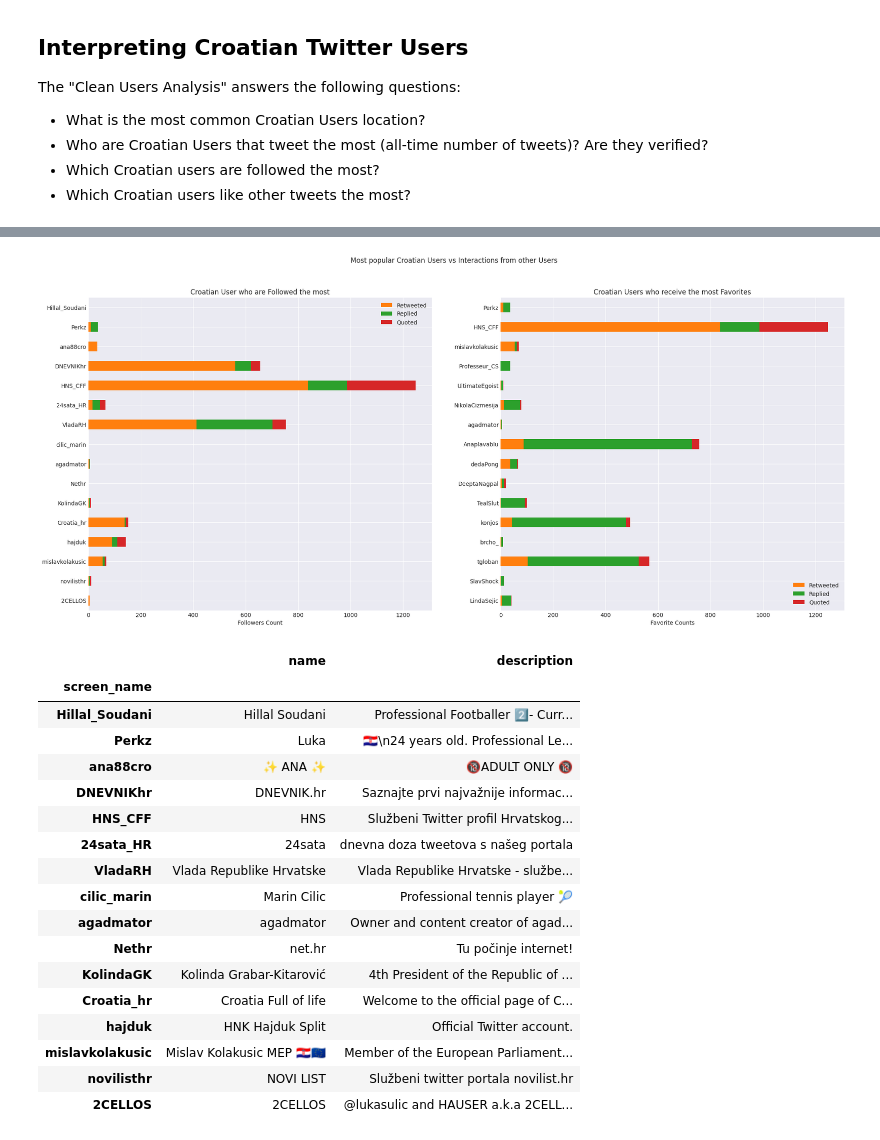
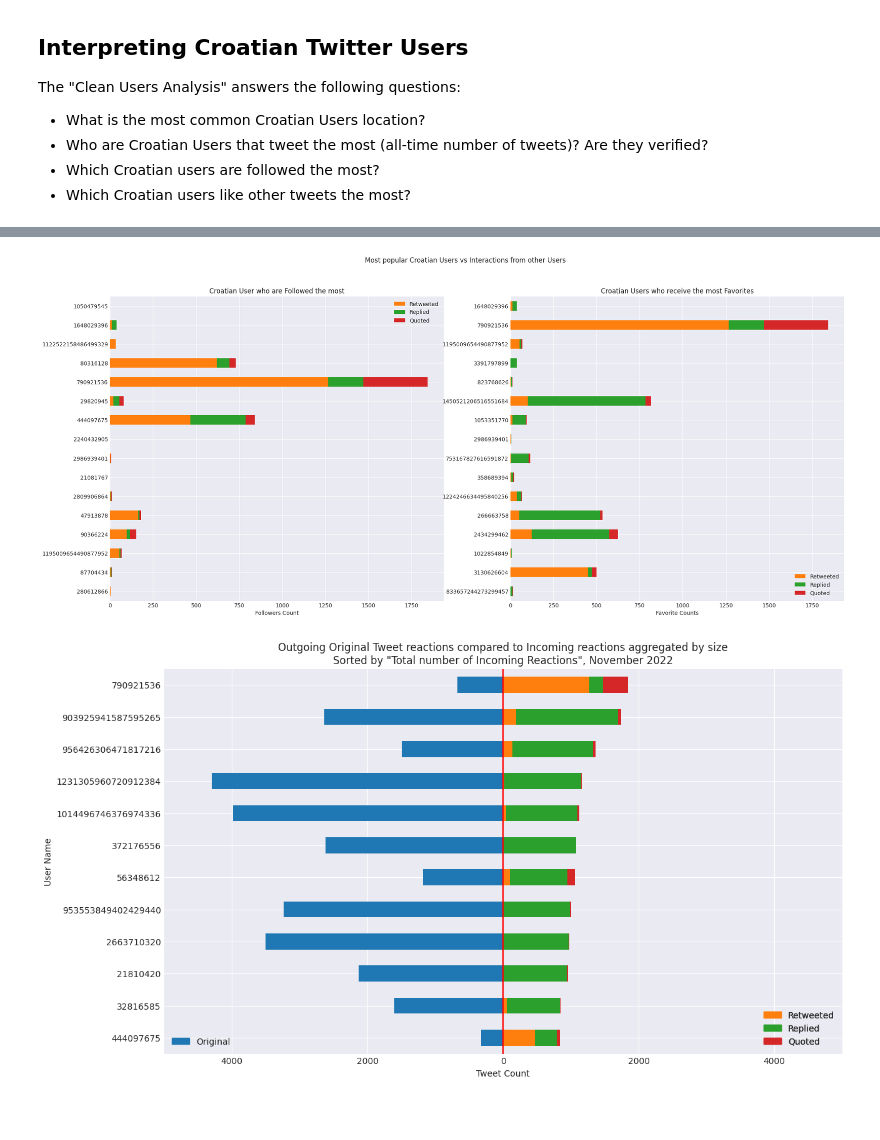
Before and after one commit to andhrelja/twitter-scraper, a Jupyter notebook: notebooks/users.ipynb, the cells around one changed output, grey strips where cells are left out. Saved outputs shown, nothing was run; the diff lists cells and outputs as text; code cells hidden in the pictures; blank space fills up the shorter version.

```diff
--- a/notebooks/users.ipynb
+++ b/notebooks/users.ipynb
@@ -151,5 +168,9 @@ def df_format_decimal(df):
         format_df.loc[:, col_name] = format_df[col_name].transform(lambda x: '{0:,}'.format(x))
     return format_df
 
-df_format_decimal(users_view.set_index('user_id').select_dtypes(include=np.number).describe(percentiles=[.3, .6, .9]).transpose().round(2))# .style.to_latex(open('descriptive-statistics.tex', 'w'))
+df_format = users_view.select_dtypes(include=np.number).describe(percentiles=[.3, .6, .9]).transpose().round(2)
+df_format['count'] = df_format['count'].astype(int)
+df_format = df_format.drop('50%', axis=1)
+
+df_format_decimal(df_format)#.style.to_latex(open('descriptive-statistics.tex', 'w'))
 # %% [output]
@@ -295,11 +312,12 @@ fig, ax = plt.subplots(nrows=1, ncols=2, figsize=(24, 10))
 
 plt.suptitle('Most popular Croatian Users vs Interactions from other Users')
 
-top_followed_users = users_view[[USER_DISPLAY_NAME, 'name', 'description', 'followers_count', 'in_retweets_cnt', 'in_replies_cnt', 'in_quotes_cnt']] \
-  .set_index(USER_DISPLAY_NAME).sort_values(by='followers_count', ascending=True).tail(top)
+top_followed_users = users_view[
+  ['name', 'description', 'followers_count', 'in_retweet_cnt', 'in_reply_cnt', 'in_quote_cnt']#, USER_DISPLAY_NAME]
+].sort_values(by='followers_count', ascending=True).tail(top)
 
 top_followed_users[
-  ['in_retweets_cnt', 'in_replies_cnt', 'in_quotes_cnt']
+  ['in_retweet_cnt', 'in_reply_cnt', 'in_quote_cnt']
 ].rename(
   columns=rename_map
 ).plot.barh(
@@ -308,53 +326,55 @@ top_followed_users[
   color={
     'Retweeted': default_colors[1],
     'Replied': default_colors[2],
     'Quoted': default_colors[3]
 })
 
+# top_followed_users[['followers_count']].plot.barh(ax=ax[0])
+
 ax[0].set_title('Croatian User who are Followed the most')
 ax[0].set_xlabel('Followers Count')
 ax[0].set_ylabel(None)
 
-top_in_favorite_cnt_users = users_view[[USER_DISPLAY_NAME, 'name', 'description', 'in_original_favorite_cnt', 'in_retweets_cnt', 'in_replies_cnt', 'in_quotes_cnt']] \
-  .set_index(USER_DISPLAY_NAME).sort_values(by='in_original_favorite_cnt', ascending=True).tail(top)
+top_in_favorite_cnt_users = users_view[
+  ['name', 'description', 'in_original_favorite_cnt', 'in_retweet_cnt', 'in_reply_cnt', 'in_quote_cnt']#, USER_DISPLAY_NAME]
+].sort_values(by='in_original_favorite_cnt', ascending=True).tail(top)
 
 top_in_favorite_cnt_users[
-  ['in_retweets_cnt', 'in_replies_cnt', 'in_quotes_cnt']
+  ['in_retweet_cnt', 'in_reply_cnt', 'in_quote_cnt']
 ].rename(
   columns=rename_map
 ).plot.barh(
   ax=ax[1],
   stacked=True,
   color={
     'Retweeted': default_colors[1],
     'Replied': default_colors[2],
     'Quoted': default_colors[3]
 })
 
 ax[1].set_title('Croatian Users who receive the most Favorites')
 ax[1].set_xlabel('Favorite Counts')
 ax[1].set_ylabel(None)
 
 plt.show()
 
-display(top_followed_users[['name', 'description']].iloc[::-1])
+# display(top_followed_users[['name', 'description']].iloc[::-1])
 # %% [output]
-[figure, old version]
+[figure, new version]
-|  | name | description |
-| screen_name |  |  |
-| Hillal_Soudani | Hillal Soudani | Professional Footballer 2️⃣- Curr... |
-| Perkz | Luka | 🇭🇷\n24 years old. Professional Le... |
-| ana88cro | ✨ ANA ✨ | 🔞ADULT ONLY 🔞 |
-| DNEVNIKhr | DNEVNIK.hr | Saznajte prvi najvažnije informac... |
-| HNS_CFF | HNS | Službeni Twitter profil Hrvatskog... |
-| 24sata_HR | 24sata | dnevna doza tweetova s našeg portala |
-| VladaRH | Vlada Republike Hrvatske | Vlada Republike Hrvatske - službe... |
-| cilic_marin | Marin Cilic | Professional tennis player 🎾 |
-| agadmator | agadmator | Owner and content creator of agad... |
-| Nethr | net.hr | Tu počinje internet! |
-| KolindaGK | Kolinda Grabar-Kitarović | 4th President of the Republic of ... |
-| Croatia_hr | Croatia Full of life | Welcome to the official page of C... |
-| hajduk | HNK Hajduk Split | Official Twitter account. |
-| mislavkolakusic | Mislav Kolakusic MEP 🇭🇷🇪🇺 | Member of the European Parliament... |
-| novilisthr | NOVI LIST | Službeni twitter portala novilist.hr |
-| 2CELLOS | 2CELLOS | @lukasulic and HAUSER a.k.a 2CELL... |
+# %%
+sorted_by = 'total_in_tweets_cnt'
+
+top_total_in_tweets_users = users_view.sort_values(by=sorted_by, ascending=False).head(PLOT_CONFIG['plot_head'])[::-1]
+MAX_X = top_total_in_tweets_users.original_tweets_cnt.max() + (top_total_in_tweets_users.original_tweets_cnt.max() * .1)
+
+plot_top_tweet_users(
+    top_total_in_tweets_users,
+    title=(
+        'Outgoing Original Tweet reactions compared to Incoming reactions aggregated by size\n'
+        'Sorted by "{}", November 2022'
+    ).format(PLOT_CONFIG['total_cols'][sorted_by]),
+    max_x=MAX_X,
+    export_plot_name='eps/users-total-in-initiators.eps'
+)
+# %% [output]
+[figure, added]
```
Also changed, not shown: parts of 16 cells of this notebook, 40 other files.
